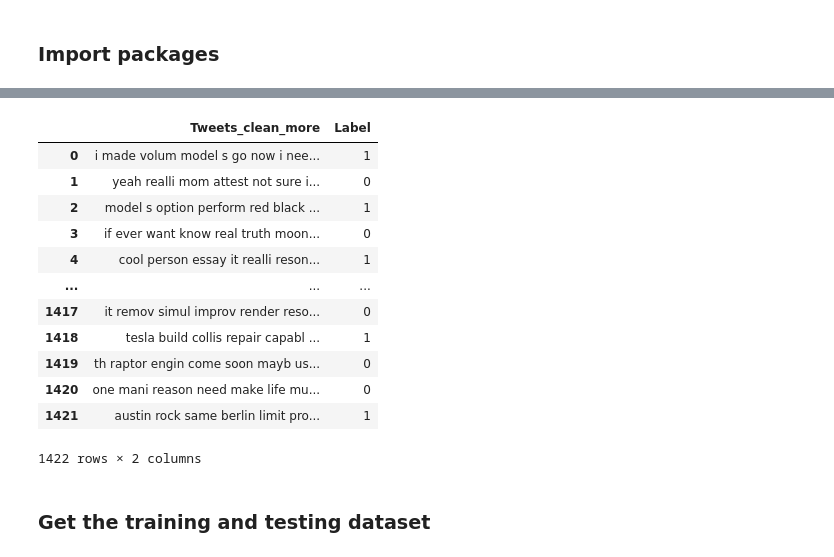
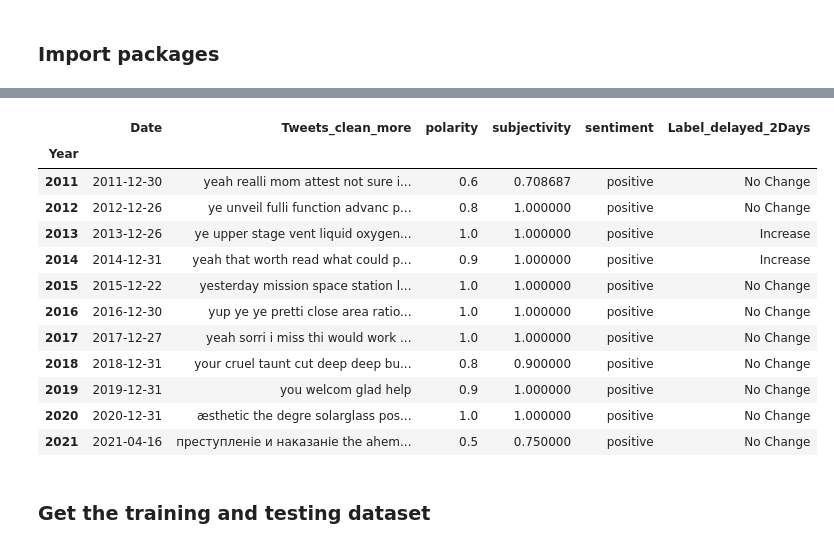
Before and after one commit to xiaodanlu/ANLY-580-Final-Project, a Jupyter notebook: Code/LTSM.ipynb, the cells around one changed output, grey strips where cells are left out. Drawn from its saved outputs; the diff is of its cells as text; code cells hidden in the pictures.

```diff
--- a/Code/LTSM.ipynb
+++ b/Code/LTSM.ipynb
@@ -31,3 +35,8 @@ from keras import layers
 from sklearn.model_selection import train_test_split
 from sklearn.metrics import confusion_matrix
 import pandas as pd
+# %%
+Twitter_stock1=pd.read_csv("../Data/combind_sen_stock.csv")
+Twitter_stock2=pd.read_csv("../Data/Combined_Delayed_2Days.csv")
+
+Twitter_stock2
@@ -41,0 +103,3 @@ df=pd.DataFrame([Twitter_stock["Tweets_clean_more"],Twitter_stock["Label"]]).T
+# %%
+Twitter_stock2["Year"]=[Twitter_stock2["Date"][i][0:4] for i in range(Twitter_stock2.shape[0])]
+Twitter_stock2.head()
@@ -42,23 +113,23 @@ df=pd.DataFrame([Twitter_stock["Tweets_clean_more"],Twitter_stock["Label"]]).T
+# %%
+Twitter_stock2.groupby(["Year"]).max()
+# %% [output]
+|  | Date | Tweets_clean_more | polarity | subjectivity | sentiment | Label_delayed_2Days |
+| Year |  |  |  |  |  |  |
+| 2011 | 2011-12-30 | yeah realli mom attest not sure i... | 0.6 | 0.708687 | positive | No Change |
+| 2012 | 2012-12-26 | ye unveil fulli function advanc p... | 0.8 | 1.000000 | positive | No Change |
+| 2013 | 2013-12-26 | ye upper stage vent liquid oxygen... | 1.0 | 1.000000 | positive | Increase |
+| 2014 | 2014-12-31 | yeah that worth read what could p... | 0.9 | 1.000000 | positive | Increase |
+| 2015 | 2015-12-22 | yesterday mission space station l... | 1.0 | 1.000000 | positive | No Change |
+| 2016 | 2016-12-30 | yup ye ye pretti close area ratio... | 1.0 | 1.000000 | positive | No Change |
+| 2017 | 2017-12-27 | yeah sorri i miss thi would work ... | 1.0 | 1.000000 | positive | No Change |
+| 2018 | 2018-12-31 | your cruel taunt cut deep deep bu... | 0.8 | 0.900000 | positive | No Change |
+| 2019 | 2019-12-31 | you welcom glad help | 0.9 | 1.000000 | positive | No Change |
+| 2020 | 2020-12-31 | æsthetic the degre solarglass pos... | 1.0 | 1.000000 | positive | No Change |
+| 2021 | 2021-04-16 | преступленіе и наказаніе the ahem... | 0.5 | 0.750000 | positive | No Change |
 # %%
 label_encoder = LabelEncoder()
 
-df["Label"] = label_encoder.fit_transform(df["Label"])
-
-df
+df["Label"] = label_encoder.fit_transform(df["Label_delayed_2Days"])
-# %% [output]
-|  | Tweets_clean_more | Label |
-| 0 | i made volum model s go now i nee... | 1 |
-| 1 | yeah realli mom attest not sure i... | 0 |
-| 2 | model s option perform red black ... | 1 |
-| 3 | if ever want know real truth moon... | 0 |
-| 4 | cool person essay it realli reson... | 1 |
-| ... | ... | ... |
-| 1417 | it remov simul improv render reso... | 0 |
-| 1418 | tesla build collis repair capabl ... | 1 |
-| 1419 | th raptor engin come soon mayb us... | 0 |
-| 1420 | one mani reason need make life mu... | 0 |
-| 1421 | austin rock same berlin limit pro... | 1 |
-1422 rows × 2 columns
 # %% [markdown]
 ### Get the training and testing dataset
 # %%
```
Also changed, not shown: parts of 17 cells of this notebook.
